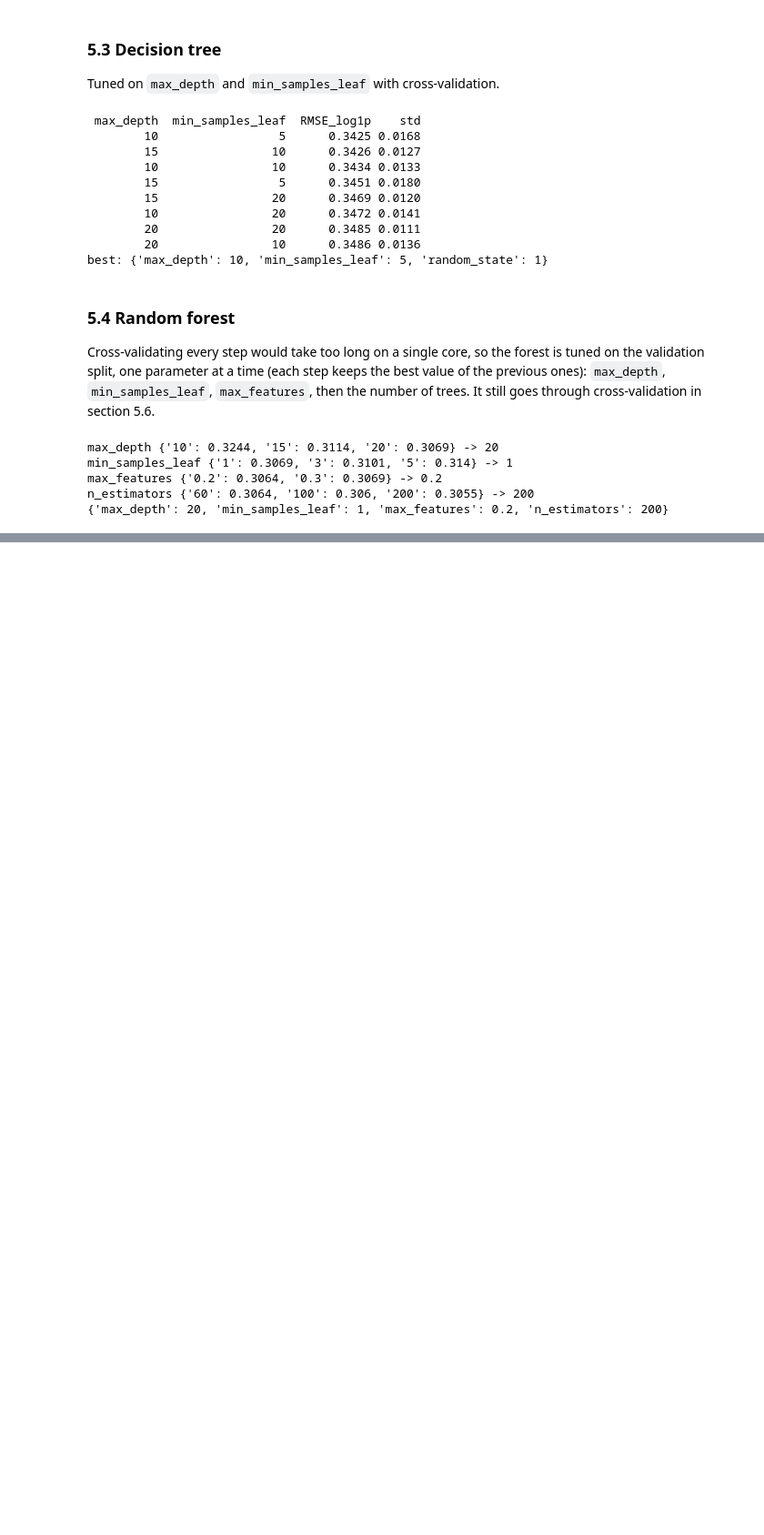
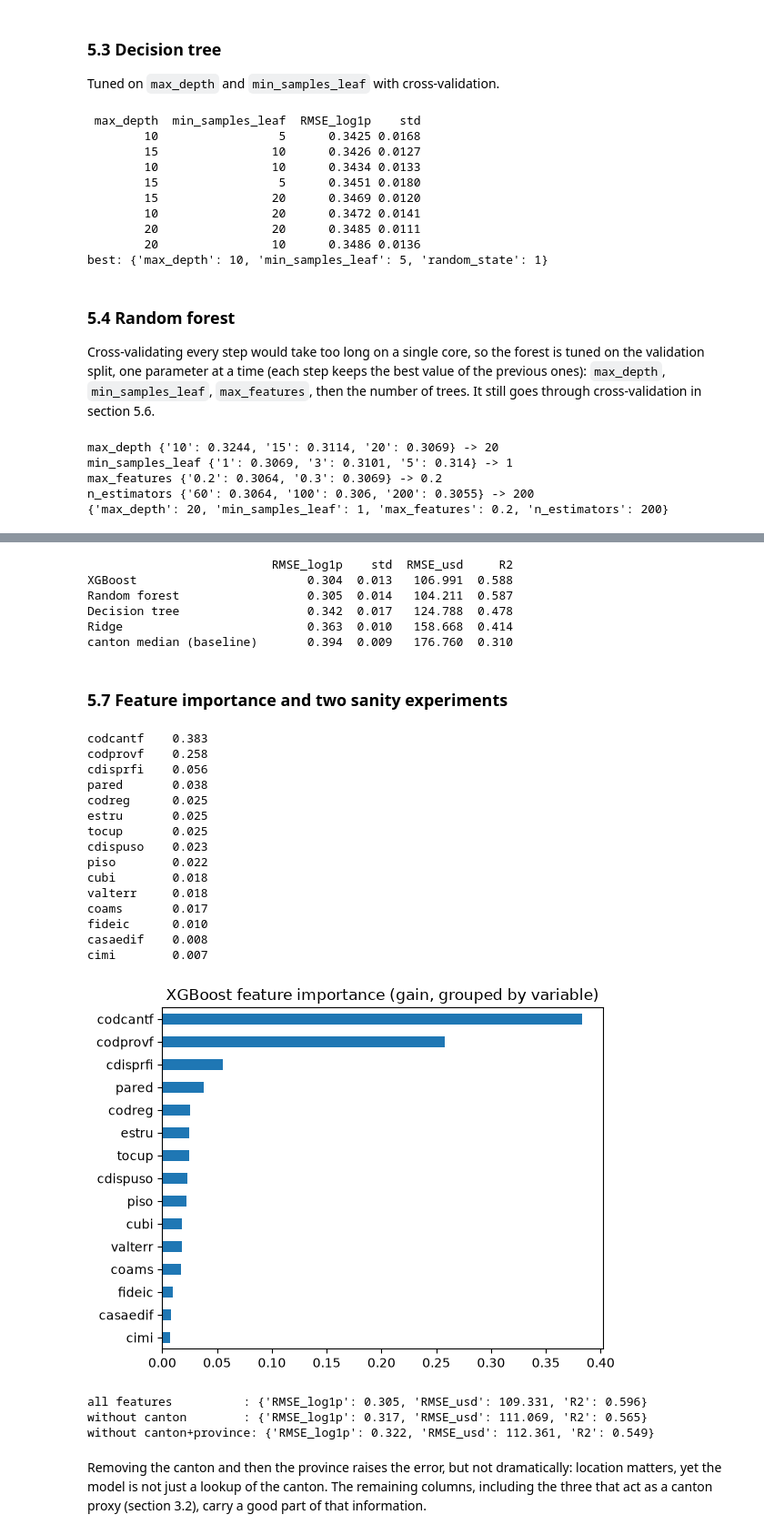
Before and after one commit to Reshiram-php/ecuador-construction-cost-m2, a Jupyter notebook: notebook.ipynb, the cells around one changed output, grey strips where cells are left out. Shown at 91% size. Drawn from its saved outputs; the diff is of its cells as text; code cells hidden in the pictures; blank space fills up the shorter version.

```diff
--- a/notebook.ipynb
+++ b/notebook.ipynb
@@ -575,0 +643,11 @@ n_estimators {'60': 0.3064, '100': 0.306, '200': 0.3055} -> 200
+# %%
+# The deployed model is a scikit-learn pipeline, so the same parameters go into XGBRegressor.
+# Check that both interfaces give the same predictions.
+xgb_sk_params = dict(n_estimators=cv_rounds, learning_rate=xgb_params["eta"], max_depth=xgb_params["max_depth"],
+                     min_child_weight=xgb_params["min_child_weight"], subsample=0.8, colsample_bytree=0.8,
+                     tree_method="hist", random_state=1, n_jobs=-1)
+xgb_model = XGBRegressor(**xgb_sk_params).fit(X_train, y_train)
+
+print("max |XGBRegressor - xgb.train| on validation: %.2e" % np.abs(xgb_model.predict(X_val) - booster.predict(dval)).max())
+xgb_val = evaluate(xgb_model.predict(X_val), y_val)
+print("validation split:", {k: round(v, 3) for k, v in xgb_val.items()})
@@ -575,0 +661,69 @@ n_estimators {'60': 0.3064, '100': 0.306, '200': 0.3055} -> 200
+# %%
+cv_models = {
+    "Ridge": lambda: make_pipeline(DictVectorizer(), Ridge(alpha=best_alpha)),
+    "Decision tree": lambda: make_pipeline(DictVectorizer(), DecisionTreeRegressor(**best_tree)),
+    "Random forest": lambda: make_pipeline(DictVectorizer(), RandomForestRegressor(random_state=1, n_jobs=-1, **rf_best)),
+    "XGBoost": lambda: make_pipeline(DictVectorizer(), XGBRegressor(**xgb_sk_params)),
+}
+for name, make_model in cv_models.items():
+    cv_results[name] = cv_summary(cv_scores(make_model))
+
+cv_table = pd.DataFrame(cv_results).T.round(3).sort_values("RMSE_log1p")
+print(cv_table.to_string())
+# %% [output]
+                          RMSE_log1p    std  RMSE_usd     R2
+XGBoost                        0.304  0.013   106.991  0.588
+Random forest                  0.305  0.014   104.211  0.587
+Decision tree                  0.342  0.017   124.788  0.478
+Ridge                          0.363  0.010   158.668  0.414
+canton median (baseline)       0.394  0.009   176.760  0.310
+# %% [markdown]
+### 5.7 Feature importance and two sanity experiments
+# %%
+# Importance of the original features: sum the importance of all one-hot columns of the same variable
+imp = pd.Series(xgb_model.feature_importances_, index=dv.feature_names_)
+imp_by_feature = imp.groupby(lambda n: n.split("=")[0]).sum().sort_values(ascending=False)
+print(imp_by_feature.head(15).round(3).to_string())
+
+fig, ax = plt.subplots(figsize=(6, 4.5))
+imp_by_feature.head(15)[::-1].plot.barh(ax=ax)
+ax.set_title("XGBoost feature importance (gain, grouped by variable)")
+plt.tight_layout()
+plt.savefig("images/feature_importance.png", dpi=120)
+plt.show()
+# %% [output]
+codcantf    0.383
+codprovf    0.258
+cdisprfi    0.056
+pared       0.038
+codreg      0.025
+estru       0.025
+tocup       0.025
+cdispuso    0.023
+piso        0.022
+cubi        0.018
+valterr     0.018
+coams       0.017
+fideic      0.010
+casaedif    0.008
+cimi        0.007
+[figure, added]
+# %%
+# Experiment A: what does the canton add? (validation split)
+def val_score_without(drop_cols):
+    strip = lambda recs: [{k: v for k, v in r.items() if k not in drop_cols} for r in recs]
+    d = DictVectorizer()
+    Xt = d.fit_transform(strip(to_dicts(df_train)))
+    Xv = d.transform(strip(to_dicts(df_val)))
+    m = XGBRegressor(**xgb_sk_params).fit(Xt, y_train)
+    return evaluate(m.predict(Xv), y_val)
+
+print("all features          :", {k: round(v, 3) for k, v in xgb_val.items()})
+print("without canton        :", {k: round(v, 3) for k, v in val_score_without({"codcantf"}).items()})
+print("without canton+province:", {k: round(v, 3) for k, v in val_score_without({"codcantf", "codprovf"}).items()})
+# %% [output]
+all features          : {'RMSE_log1p': 0.305, 'RMSE_usd': 109.331, 'R2': 0.596}
+without canton        : {'RMSE_log1p': 0.317, 'RMSE_usd': 111.069, 'R2': 0.565}
+without canton+province: {'RMSE_log1p': 0.322, 'RMSE_usd': 112.361, 'R2': 0.549}
+# %% [markdown]
+Removing the canton and then the province raises the error, but not dramatically: location matters, yet the model is not just a lookup of the canton. The remaining columns, including the three that act as a canton proxy (section 3.2), carry a good part of that information.
```
Also changed, not shown: parts of 8 cells of this notebook, 3 other files.
